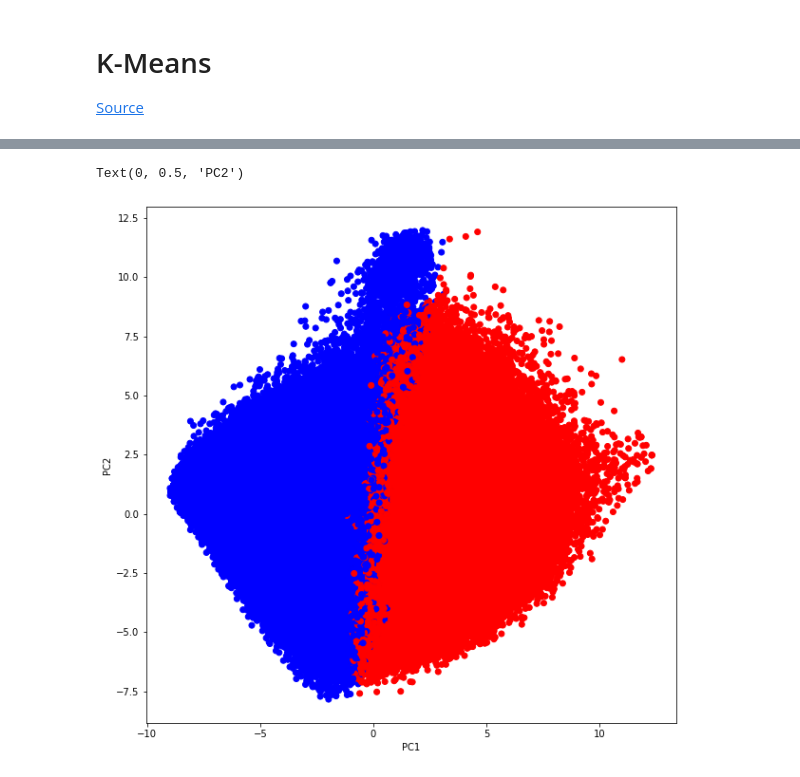
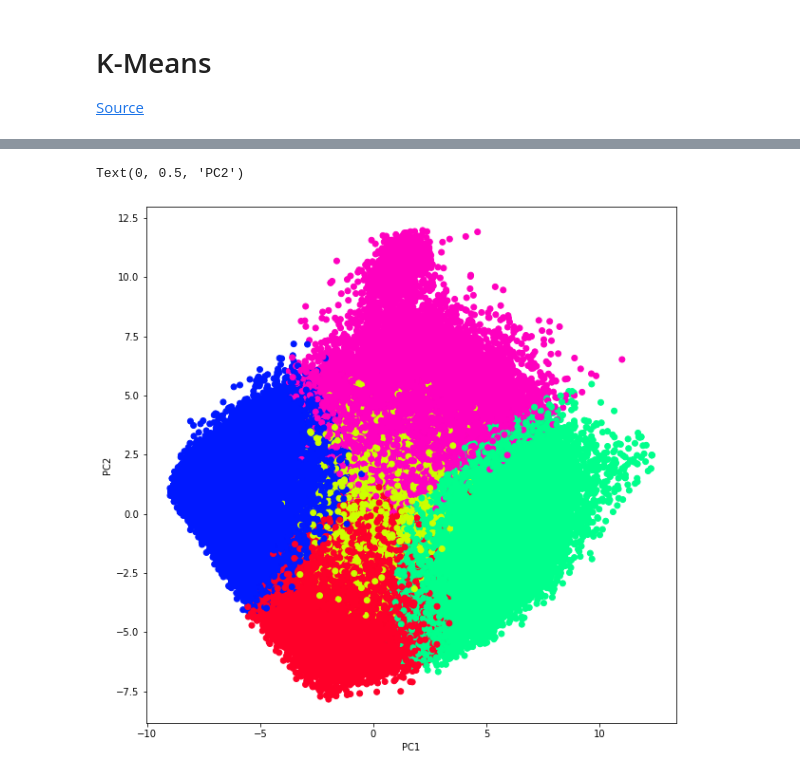
Before and after one commit to CodingPenguin1/Data-Analysis, a Jupyter notebook: unsupervised/ocean.ipynb, the cells around one changed output, grey strips where cells are left out. Cells and saved outputs as stored; diff of their text form; code cells hidden in the pictures.

Commit message:
increased clusters to 5 on kmeans

```diff
--- a/unsupervised/ocean.ipynb
+++ b/unsupervised/ocean.ipynb
@@ -169,7 +171,7 @@ plt.show()
 
 [Source](https://thatascience.com/learn-machine-learning/k-means/)
 # %%
-km = KMeans(n_clusters=2)
+km = KMeans(n_clusters=5)
 clusters = km.fit_predict(data_df)
 # %%
 loadings = pd.DataFrame(principal.components_.T, columns=x.columns.values, index=data_df.columns.values)
@@ -196,11 +179,11 @@ loadings
 # %%
 plt.figure(figsize=(10, 10))
-plt.scatter(x['PC1'], x['PC2'], c=clusters, cmap='bwr')
+plt.scatter(x['PC1'], x['PC2'], c=clusters, cmap='gist_rainbow')
 plt.xlabel('PC1')
 plt.ylabel('PC2')
 # %% [output]
 Text(0, 0.5, 'PC2')
-[figure, old version]
+[figure, new version]
 # %%
 fig = plt.figure(figsize=(10, 10))
 ax = fig.add_subplot(111, projection='3d')
```
Also changed, not shown: parts of 3 cells of this notebook.
